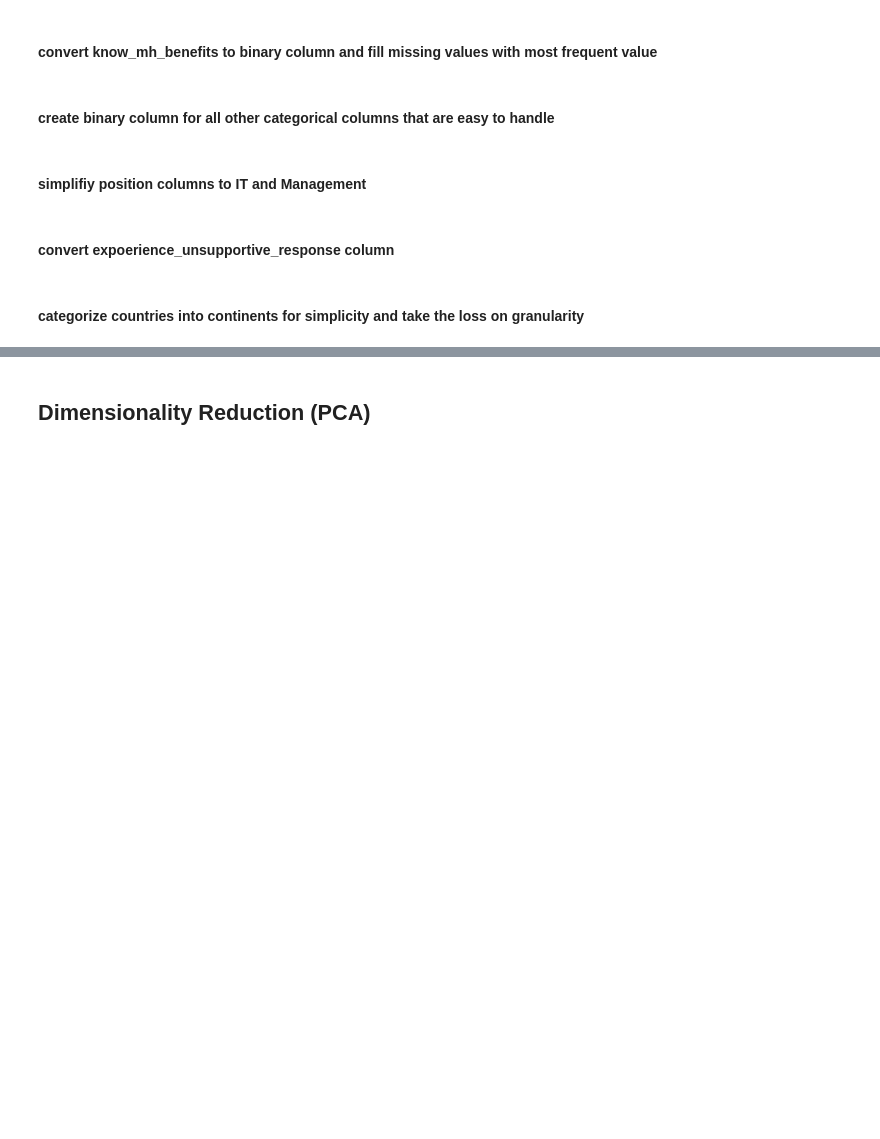
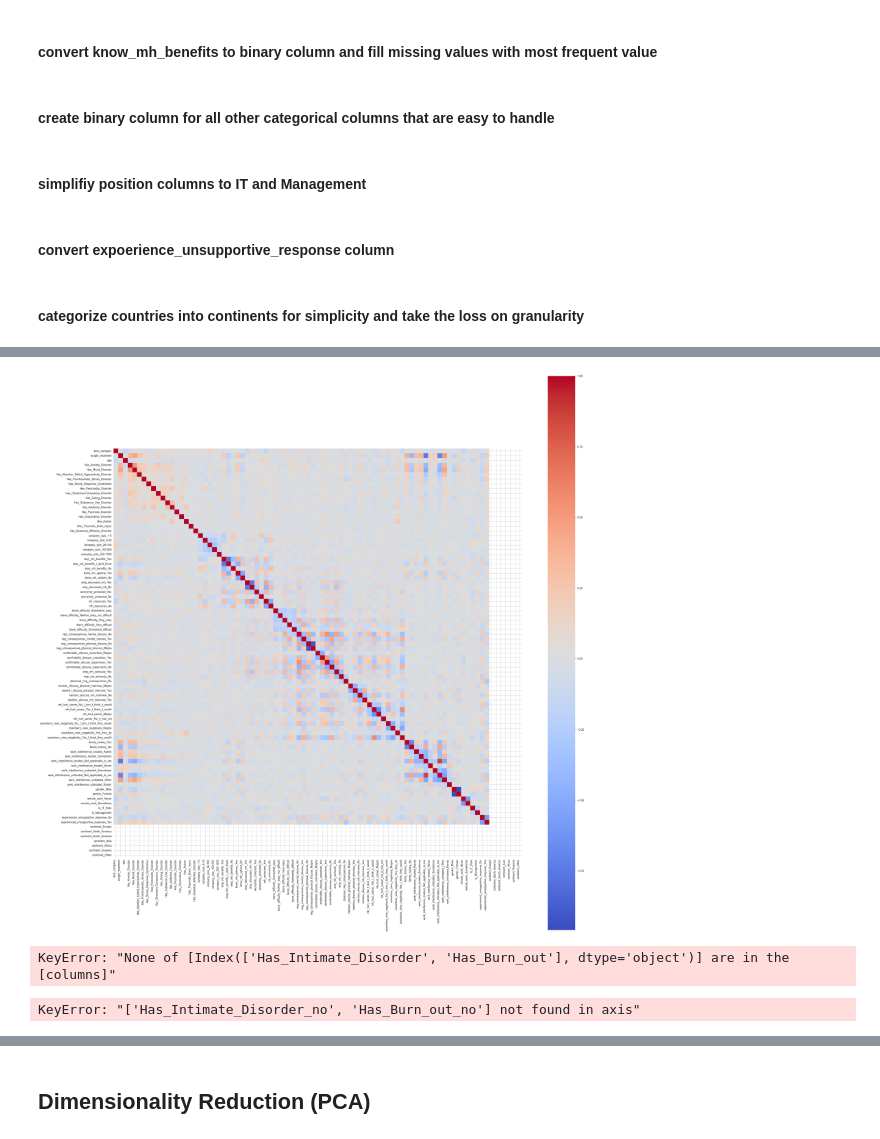
Before and after one commit to KonradKlein91/ml_unservised_learning, a Jupyter notebook: main.ipynb, the cells around one changed output, grey strips where cells are left out. Saved outputs shown, nothing was run; the diff lists cells and outputs as text; code cells hidden in the pictures; blank space fills up the shorter version.

```diff
--- a/main.ipynb
+++ b/main.ipynb
@@ -871,8 +935,8 @@ for category in emp_mh_benefits_categories:
     column_name = create_column_name(category)
     df[column_name] = df['emp_mh_benefits'].apply(lambda x: emp_mh_benefits_category(x, category))
 
-# Rename one column
-df=df.rename(columns={'emp_mh_benefits_Not_eligible_for_coverage__NA': 'emp_mh_benefits_Not_eligible_for_coverage'})
-
 # Drop the original emp_mh_benefits column
 df = df.drop(columns=['emp_mh_benefits'])
+
+# Drop last category column to avoid multicollinearity
+df = df.drop(columns=['emp_mh_benefits_Not_eligible_for_coverage__NA'])
@@ -903,6 +969,9 @@ for category in know_mh_options_categories:
 
 # Drop the original know_mh_options column
 df = df.drop(columns=['know_mh_options'])
+
+# Drop last category column to avoid multicollinearity
+df = df.drop(columns=['know_mh_options_I_am_not_sure'])
 # %% [markdown]
 #### create binary column for all other categorical columns that are easy to handle
 # %%
@@ -911,11 +980,11 @@ def safe_column_name(name):
 
 def create_binary_columns(df, column_name):
     # Get unique values
-    unique_values = df[column_name].unique()
+    unique_values = df[column_name].dropna().unique()
 
-    # Create binary columns
+    # Create binary columns for all but the last category
     new_columns = []
-    for value in unique_values:
+    for value in unique_values[:-1]:  # Exclude the last category to prevent multicollinearity
         new_column_name = f"{column_name}_{safe_column_name(value)}"
         df[new_column_name] = (df[column_name] == value).astype(int)
         new_columns.append(new_column_name)
@@ -994,6 +1060,10 @@ for category in experienced_unsupportive_response_categories:
 
 # Drop the original experienced_unsupportive_response column
 df = df.drop(columns=['experienced_unsupportive_response'])
+
+
+# Drop one catgeory column to avoid multicollinearity
+df = df.drop(columns=['experienced_unsupportive_response_Maybe_Not sure'])
 # %%
 # Convert tech_company column to integer type
 df['tech_company'] = df['tech_company'].astype(int)
@@ -1069,30 +1147,34 @@ df.head()
 # %%
+
+# Compute the correlation matrix
 corr_matrix = df.corr()
-plt.figure(figsize=(20,20))
-sns.heatmap(corr_matrix, annot=False, cmap='coolwarm')
+
+# Set up the matplotlib figure
+plt.figure(figsize=(30, 30))
+
+# Create the heatmap
+sns.heatmap(corr_matrix, annot=False, cmap='coolwarm', square=True)
+
+# Rotate the tick labels and set their alignment
+plt.xticks(rotation=90, ha='right')
+plt.yticks(rotation=0, ha='right')
+
+# Adjust the layout to prevent cutting off labels
+plt.tight_layout()
+
+# Show the plot
 plt.show()
+# %% [output]
+[figure, added]
+# %%
+print(df[['Has_Intimate_Disorder', 'Has_Burn_out']].isnull().sum())
+print(df[['Has_Intimate_Disorder', 'Has_Burn_out']].nunique())
+print(df[['Has_Intimate_Disorder', 'Has_Burn_out']].value_counts())
+# %% [output]
+KeyError: "None of [Index(['Has_Intimate_Disorder', 'Has_Burn_out'], dtype='object')] are in the [columns]"
 # %%
-# Assuming your dataframe is called 'df'
-corr_matrix = df.corr()
-
-# Convert the correlation matrix to a list of lists
-corr_list = corr_matrix.values.tolist()
-
-# If you want to include column names, you can do:
-corr_with_names = [[''] + list(corr_matrix.columns)] + [
-    [corr_matrix.index[i]] + corr_matrix.values[i].tolist()
-    for i in range(len(corr_matrix))
-]
-
-# Print first few rows to verify
-print("First few rows of correlation list:")
-for row in corr_list[:3]:
-    print(row[:5])  # Printing only first 5 elements of each row for brevity
-
-print("\nFirst few rows of correlation with names:")
-for row in corr_with_names[:3]:
-    print(row[:5])  # Printing only first 5 elements of each row for brevity
-
-# Optionally, save to a file
-np.savetxt("correlation_matrix.csv", corr_list, delimiter=",")
+# Drop columns that would lead to multicollinearity
+df = df.drop(columns=['neg_consequences_mental_discuss_no', 'anonymity_protected_i_don_t_know'])
+# %% [output]
+KeyError: "['Has_Intimate_Disorder_no', 'Has_Burn_out_no'] not found in axis"
 # %%
```
Also changed, not shown: parts of 25 cells of this notebook.
